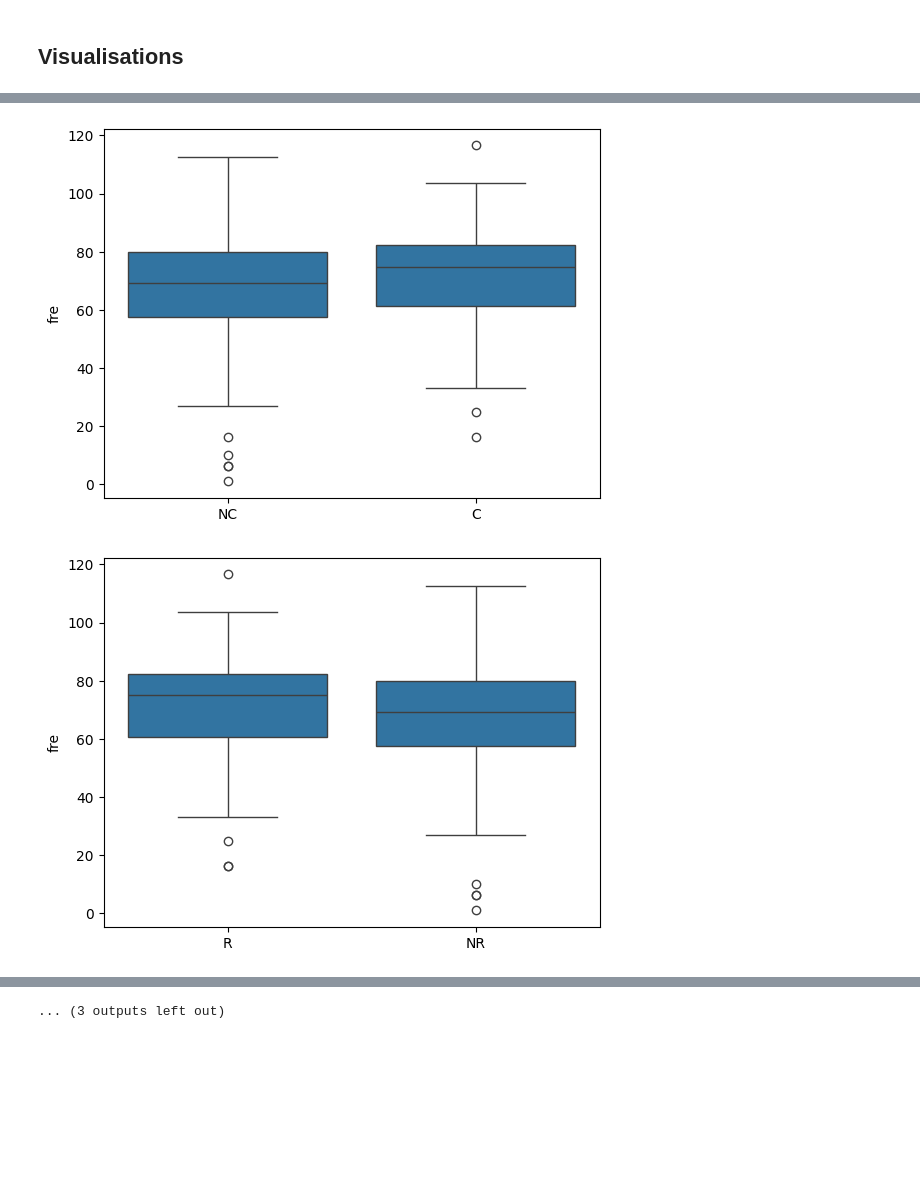
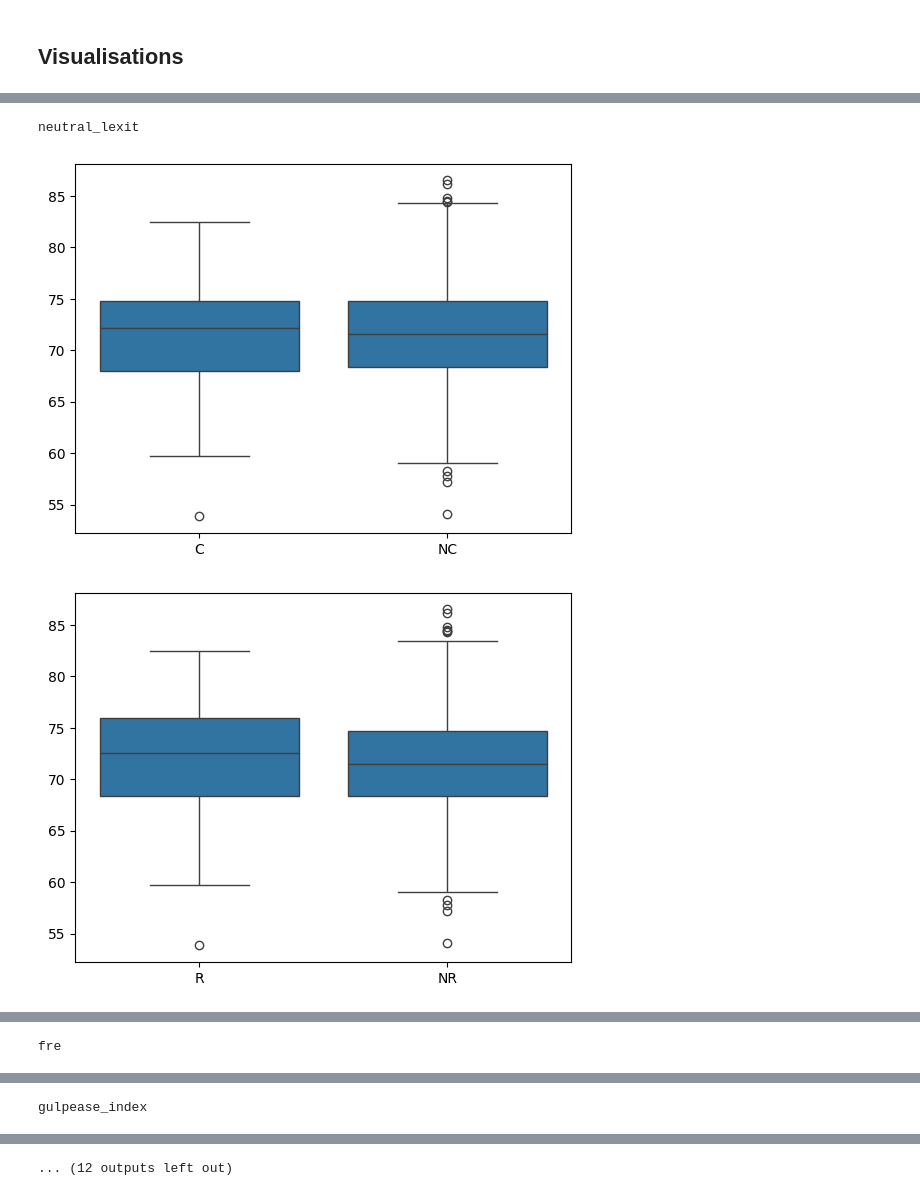
Before and after one commit to SOLandChildren/IR4Good2026, a Jupyter notebook: data_analysis.ipynb, the cells around one changed output, grey strips where cells are left out. Cells and saved outputs as stored; diff of their text form; code cells hidden in the pictures; blank space fills up the shorter version.

Commit message:
changed sentiment analysis pipeline

```diff
--- a/data_analysis.ipynb
+++ b/data_analysis.ipynb
@@ -398,23 +504,24 @@ import numpy as np
 import pandas as pd
 
 def visualise_metric(metric, metric_label):
+    print(metric)
     merged_df = pd.read_excel("./output/analysed_data.xlsx")
-    g = sns.boxplot(data = merged_df, y=metric, x="click")
-    g.set_ylabel(metric_label)
+    g = sns.boxplot(data = merged_df, y=metric, x="click", order=['C', 'NC'])
+    g.set_ylabel("")
     g.set_xlabel("")
     file_name = metric+"_click.pdf"
     plt.savefig("./figures/"+file_name, dpi=400, bbox_inches="tight")
     plt.show()
 
     g = sns.boxplot(data = merged_df, y=metric, x="relevant")
-    g.set_ylabel(metric_label)
+    g.set_ylabel("")
     g.set_xlabel("")
     file_name = metric+"_relevant.pdf"
     plt.savefig("./figures/"+file_name, dpi=400, bbox_inches="tight")
     plt.show()
 
     g = sns.boxplot(data = merged_df, y=metric, x="relevant_click")
-    g.set_ylabel(metric_label)
+    g.set_ylabel("")
     g.set_xlabel("")
     file_name = metric+"_relevant_click.pdf"
     plt.savefig("./figures/"+file_name, dpi=400, bbox_inches="tight")
@@ -422,8 +540,11 @@ def visualise_metric(metric, metric_label):
 # %%
-reported_metrics = ['fre', 'gulpease_index', 'reading_time', 'sentiment_max', 'SUBJ']
+# reported_metrics = ['neutral_lexit', 'positive_lexit', 'negative_lexit']
+reported_metrics = ['neutral_lexit', 'fre', 'gulpease_index', 'reading_time', 'sentiment_max', 'SUBJ']
+# reported_metrics = ['fre', 'gulpease_index', 'reading_time', 'sentiment_max', 'SUBJ']
 
 for metric in reported_metrics:
     visualise_metric(metric=metric, metric_label=metric)
 # %% [output]
+neutral_lexit
-[figure, old version]
+[figure, new version]
-[figure, old version]
+[figure, new version]
@@ -430,0 +552 @@ for metric in reported_metrics:
+fre
@@ -433,0 +556 @@ for metric in reported_metrics:
+gulpease_index
@@ -440 +560 @@ for metric in reported_metrics:
-... (3 outputs left out)
+... (12 outputs left out)
```
Also changed, not shown: parts of 28 cells of this notebook, 40 other files.
